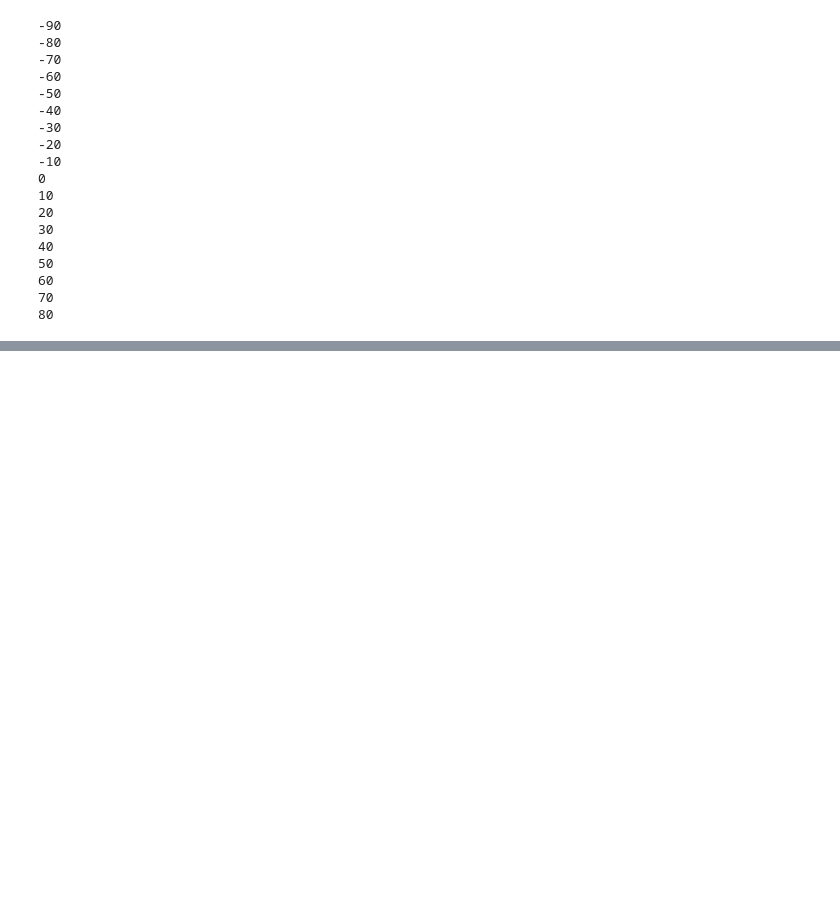
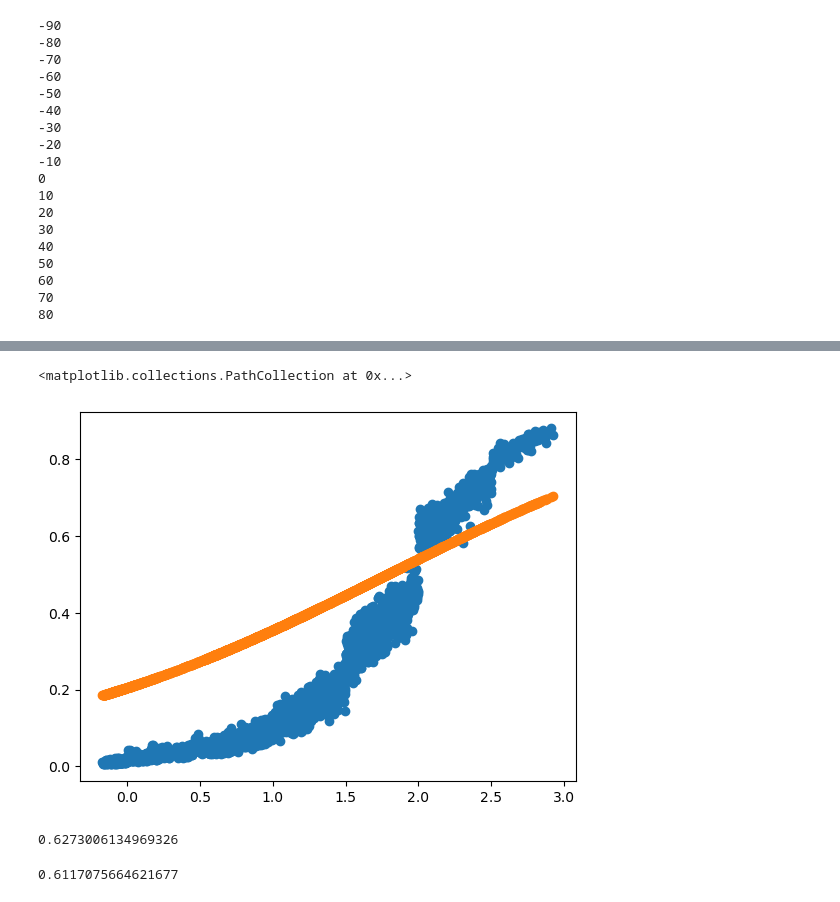
Before and after one commit to emily-gordy/predictability-emergence, a Jupyter notebook: sandpit.ipynb, the cells around one changed output, grey strips where cells are left out. Saved outputs shown, nothing was run; the diff lists cells and outputs as text; code cells hidden in the pictures; blank space fills up the shorter version.

Commit message:
logistic regression duh

```diff
--- a/sandpit.ipynb
+++ b/sandpit.ipynb
@@ -186,3 +258,18 @@ lonsel = 10
+# %%
+metricfilewc = metricsout = "metrics/"+modelfilefront+"avgtime"+str(outputavgtime)+"_allssps_lat"+str(latsel)+"_lon*.json"
+
+results = []
+for file in glob.glob(metricfilewc):
+    with open(file, 'r') as f:
+        results.append(json.load(f))
+
+
+allaccs = np.asarray([results[i]['val_accuracy'] for i in range(len(glob.glob(metricfilewc)))])
+allnulls = np.asarray([results[i]['val_class_imbalance'] for i in range(len(glob.glob(metricfilewc)))])
+
+bestseedinds = np.argsort(allaccs-allnulls)[-3:]
+
+loadseeds = [results[i]['seed'] for i in bestseedinds]
 # %%
 # plt.subplot(1,1,1)
 allpred = []
@@ -281,0 +347,20 @@ plt.scatter(inputvalGMT.numpy(),predval[:,1])
+# %%
+model = LogisticRegression()
+
+inputtrainGMT = alltrain[1]
+outputtrain = alltrain[2]
+# Fit the model
+model.fit(inputtrainGMT, outputtrain)
+
+# Make predictions
+y_pred = model.predict(inputtestGMT.numpy())
+y_pred_proba = model.predict_proba(inputtestGMT.numpy())  # Get probabilities
+
+# Evaluate
+accuracy = accuracy_score(outputtest[:,1], y_pred)
+print(f"Accuracy: {accuracy:.4f}")
+print(classification_report(outputtest[:,1], y_pred))
+
+# Access coefficients
+print(f"Coefficients: {model.coef_}")
+print(f"Intercept: {model.intercept_}")
@@ -281,0 +380,8 @@ plt.scatter(inputvalGMT.numpy(),predval[:,1])
+# %%
+allpredshuff = np.asarray(allpredshuff)
+
+plt.scatter(inputtestGMT.numpy(),np.mean(allpredshuff,axis=0))
+plt.scatter(inputtestGMT.numpy(),y_pred_proba[:,1])
+# %% [output]
+<matplotlib.collections.PathCollection at 0x...>
+[figure, added]
@@ -281,0 +390,16 @@ plt.scatter(inputvalGMT.numpy(),predval[:,1])
+# %%
+allpredmean = np.mean(allpred,axis=0)
+allpredmeanclass = np.round(allpredmean)
+
+allpredacc = np.mean(allpredmeanclass==outputtestclass)
+allpredacc
+# %% [output]
+0.6273006134969326
+# %%
+allshuffmean = np.mean(allpredshuff,axis=0)
+allshuffclass = np.round(allshuffmean)
+
+allshuffacc = np.mean(allshuffclass==outputtestclass)
+allshuffacc
+# %% [output]
+0.6117075664621677
```
Also changed, not shown: parts of 31 cells of this notebook, 5 other files.
